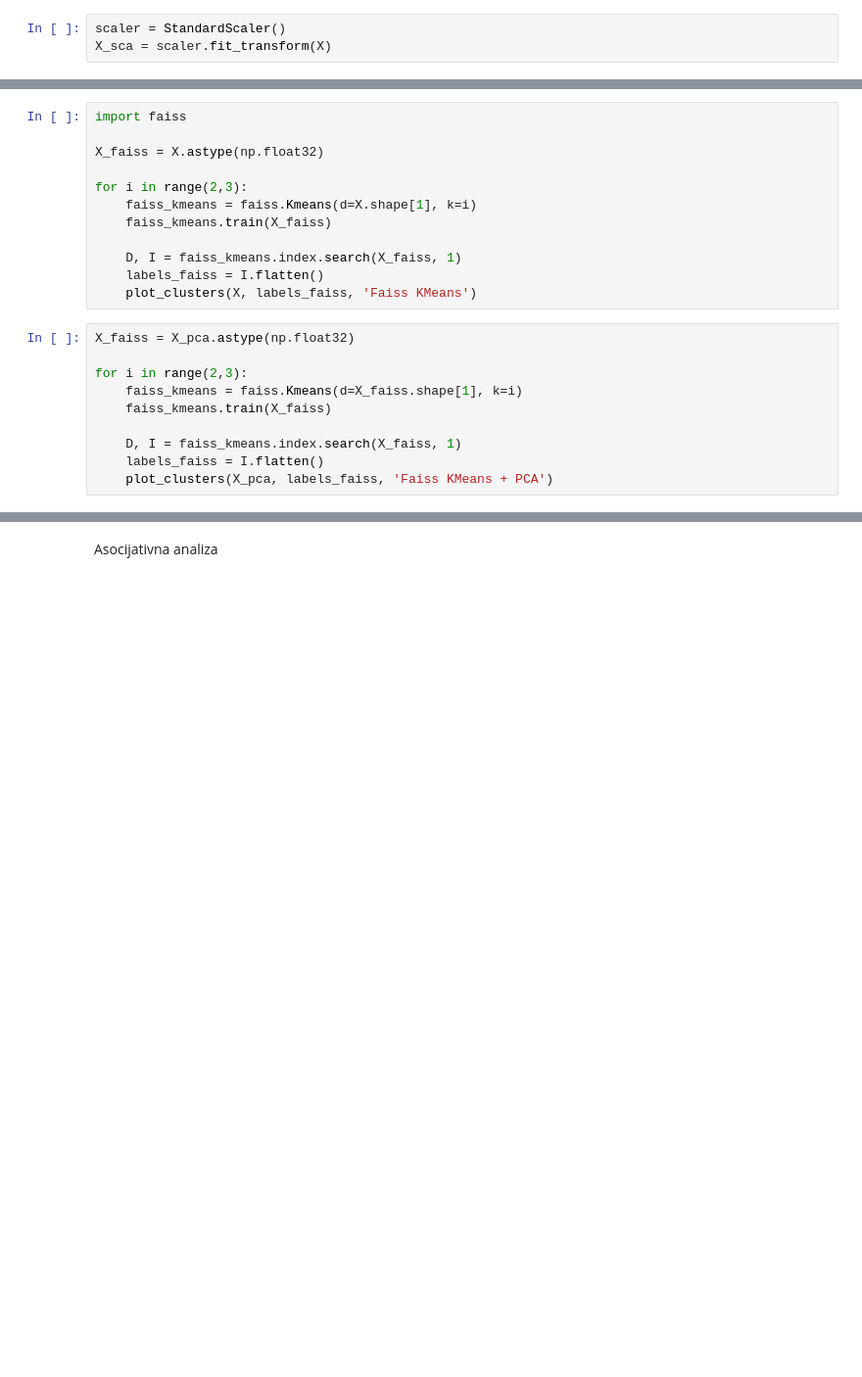
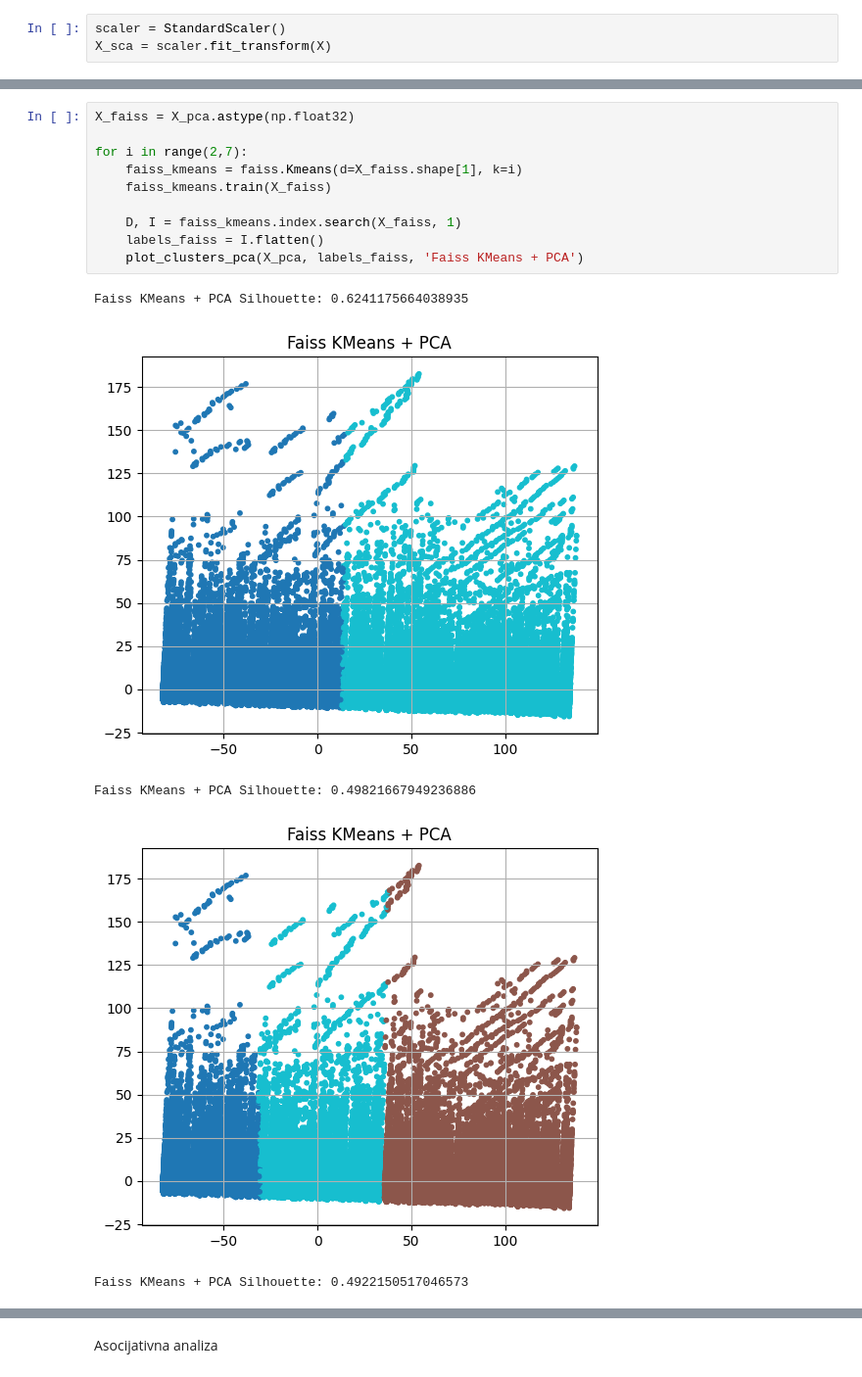
Before and after one commit to NikolaDjajic/Diplomski, a Jupyter notebook: clickstream_clustering.ipynb, the cells around one changed output, grey strips where cells are left out. Shown at 98% size. Drawn from its saved outputs; the diff is of its cells as text; blank space fills up the shorter version.

```diff
--- a/clickstream_clustering.ipynb
+++ b/clickstream_clustering.ipynb
@@ -127,22 +150,16 @@ for i in range(2,3):
-# %%
-import faiss
-
-X_faiss = X.astype(np.float32)
-
-for i in range(2,3):
-    faiss_kmeans = faiss.Kmeans(d=X.shape[1], k=i)
-    faiss_kmeans.train(X_faiss)
-
-    D, I = faiss_kmeans.index.search(X_faiss, 1)
-    labels_faiss = I.flatten()
-    plot_clusters(X, labels_faiss, 'Faiss KMeans')
 # %%
 X_faiss = X_pca.astype(np.float32)
 
-for i in range(2,3):
+for i in range(2,7):
     faiss_kmeans = faiss.Kmeans(d=X_faiss.shape[1], k=i)
     faiss_kmeans.train(X_faiss)
 
     D, I = faiss_kmeans.index.search(X_faiss, 1)
     labels_faiss = I.flatten()
-    plot_clusters(X_pca, labels_faiss, 'Faiss KMeans + PCA')
+    plot_clusters_pca(X_pca, labels_faiss, 'Faiss KMeans + PCA')
+# %% [output]
+Faiss KMeans + PCA Silhouette: 0.6241175664038935
+[figure, added]
+Faiss KMeans + PCA Silhouette: 0.49821667949236886
+[figure, added]
+Faiss KMeans + PCA Silhouette: 0.4922150517046573
```
Also changed, not shown: parts of 21 cells of this notebook, 1 other file.
